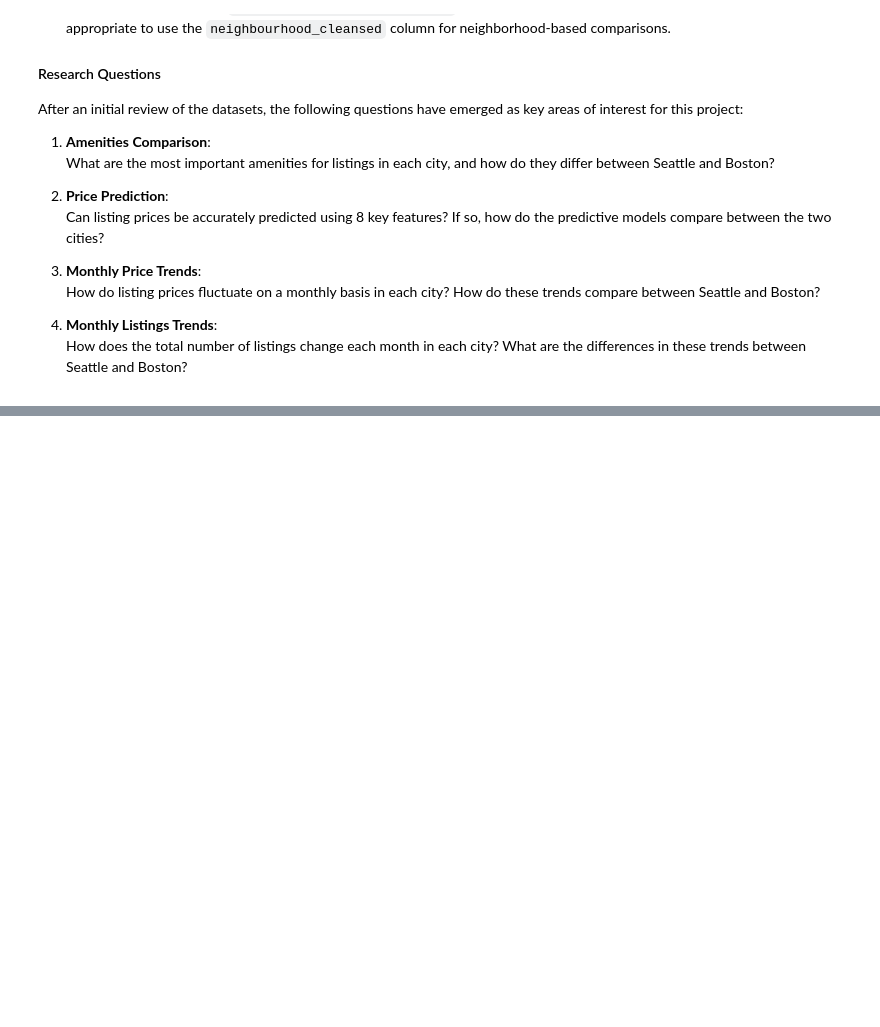
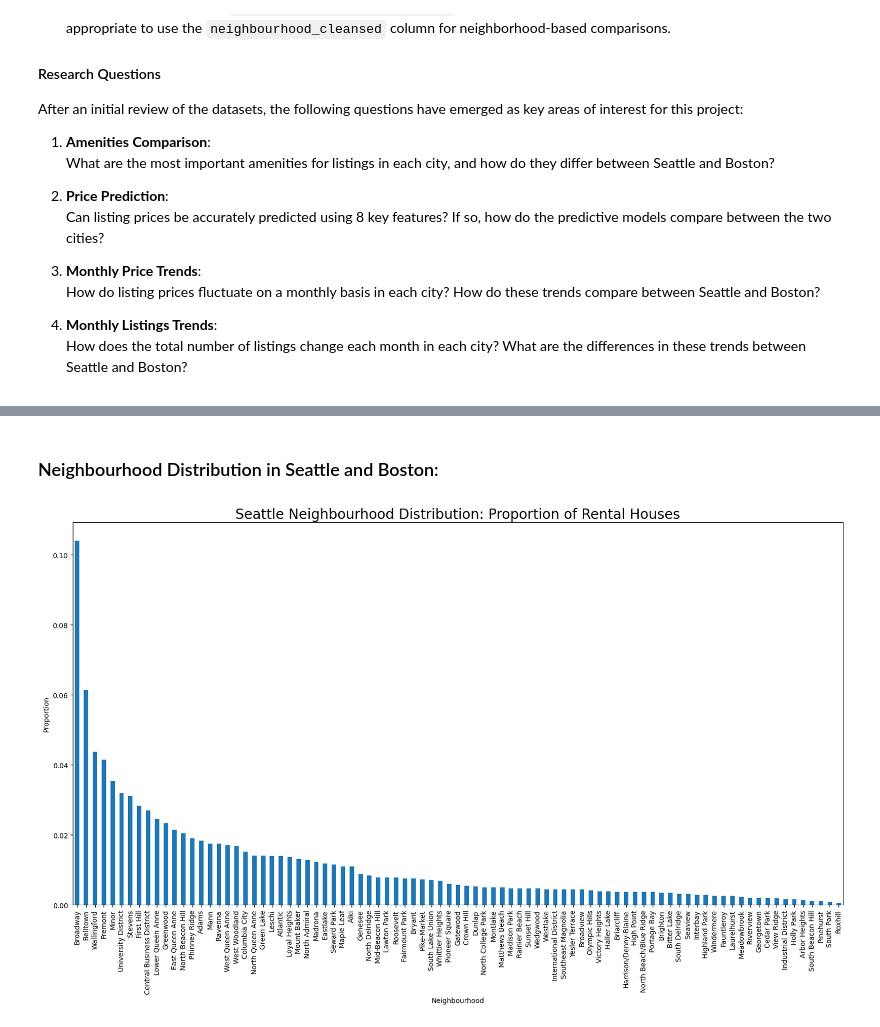
Before and after one commit to annahico/EDAs-Data_Analyst, a Jupyter notebook: Airbnb_Model/airbnb.ipynb, the cells around one changed output, grey strips where cells are left out. Saved outputs shown, nothing was run; the diff lists cells and outputs as text; code cells hidden in the pictures; blank space fills up the shorter version.

```diff
--- a/Airbnb_Model/airbnb.ipynb
+++ b/Airbnb_Model/airbnb.ipynb
@@ -170,0 +175,13 @@ After an initial review of the datasets, the following questions have emerged as
+# %% [markdown]
+### Neighbourhood Distribution in Seattle and Boston:
+# %%
+plt.rcParams['figure.figsize'] = [20, 10] #set figure size
+
+seattle_neighbourhood = seattle_listings['neighbourhood_cleansed'].value_counts()
+(seattle_neighbourhood/seattle_listings.shape[0]).plot(kind = 'bar')
+plt.title('Seattle Neighbourhood Distribution: Proportion of Rental Houses', fontsize = 20)
+plt.savefig('Seattle Neighbourhood Distribution.png')
+plt.xlabel('Neighbourhood')
+plt.ylabel('Proportion');
+# %% [output]
+[figure, added]
```
Also changed, not shown: parts of 9 cells of this notebook, 2 other files.
